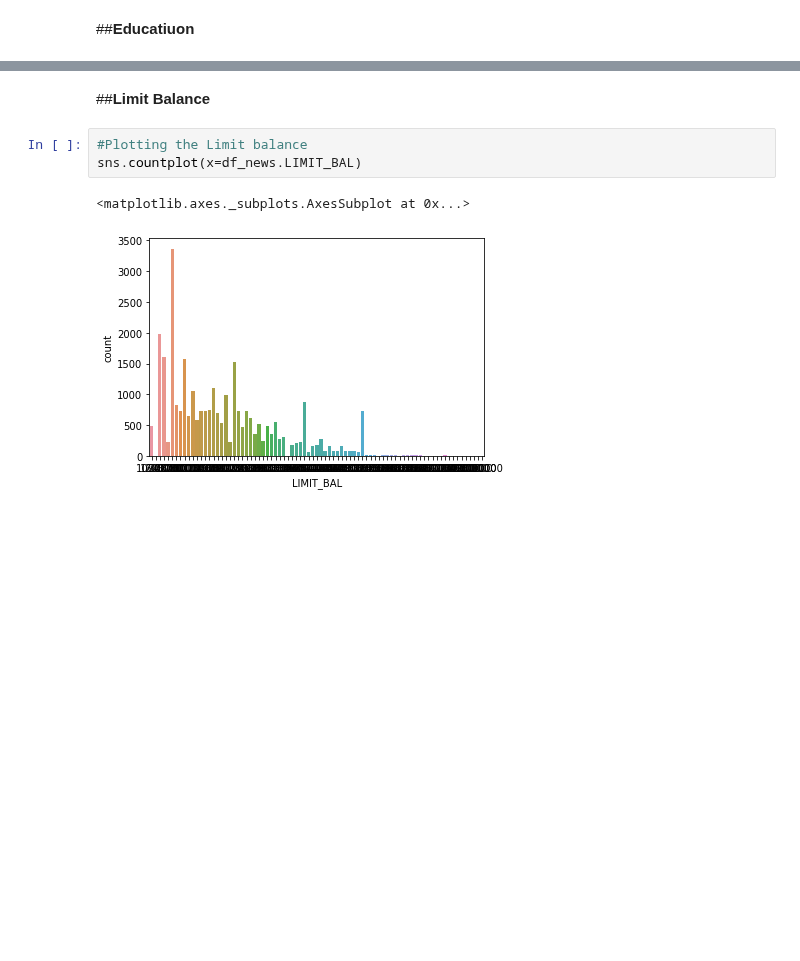
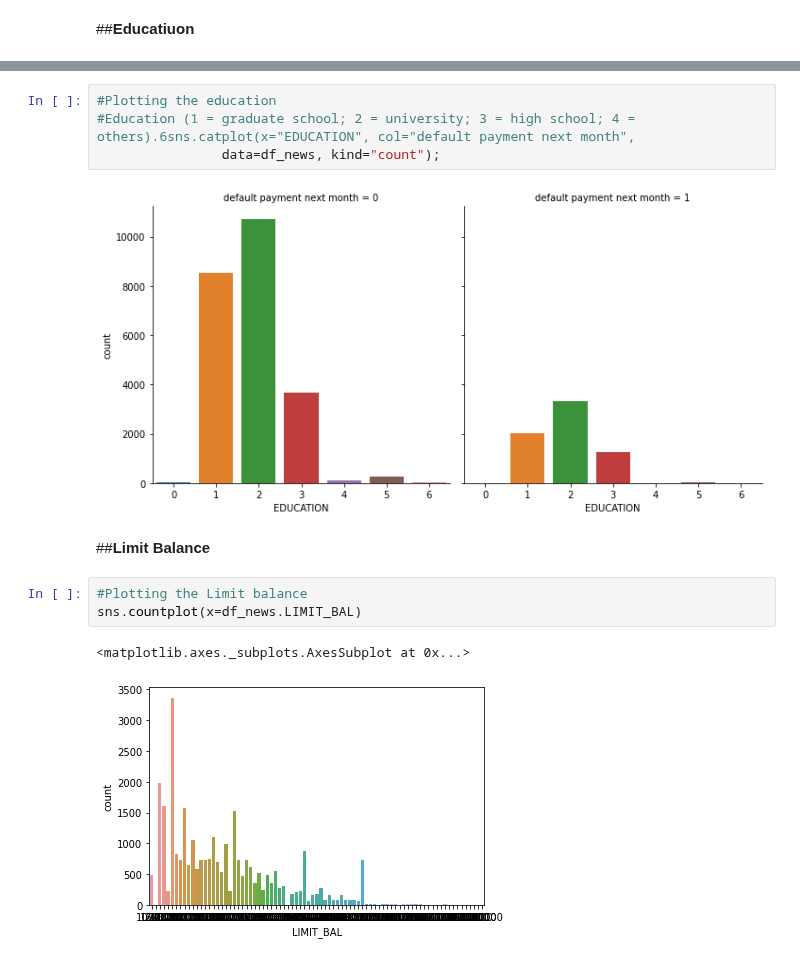
Before and after one commit to Mmbsaksd/Credit-Card-Default-Prediction---Capstone-Project, a Jupyter notebook: Credit_Card_Default_Prediction_Capstone_Project.ipynb, the cells around one changed output, grey strips where cells are left out. Cells and saved outputs as stored; diff of their text form; blank space fills up the shorter version.

```diff
--- a/Credit_Card_Default_Prediction_Capstone_Project.ipynb
+++ b/Credit_Card_Default_Prediction_Capstone_Project.ipynb
@@ -222,3 +258,9 @@ sns.countplot(x= df_news.EDUCATION)
+# %%
+#Plotting the education
+#Education (1 = graduate school; 2 = university; 3 = high school; 4 = others).6sns.catplot(x="EDUCATION", col="default payment next month",
+                data=df_news, kind="count");
+# %% [output]
+[figure, added]
 # %% [markdown]
 ##**Limit Balance**
 # %%
```
Also changed, not shown: parts of 10 cells of this notebook.
